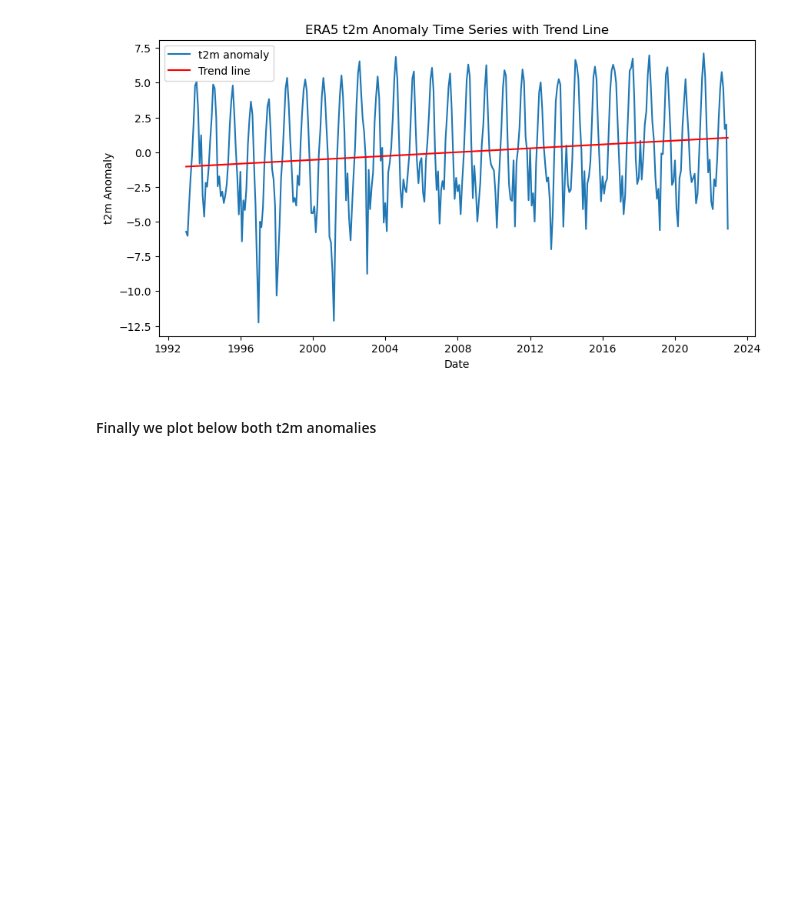
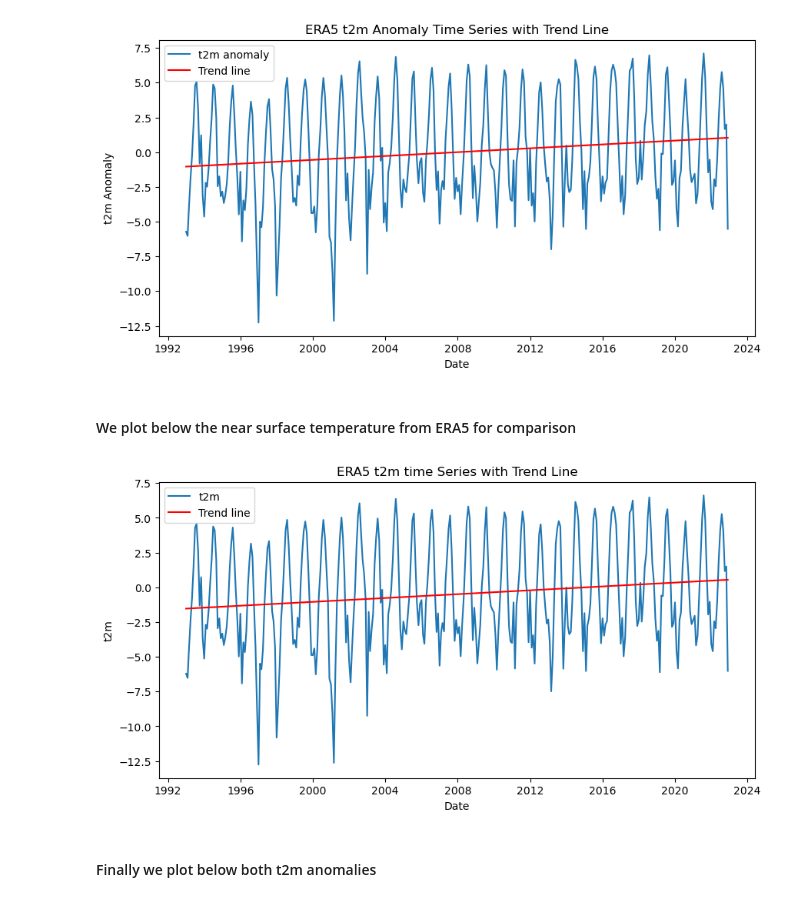
Before and after one commit to carlos9917/carra-training-c3s, a Jupyter notebook: CARRA_ERA5_time_series_anomaly.ipynb, the cells around one changed output. Cells and saved outputs as stored; diff of their text form; code cells hidden in the pictures; blank space fills up the shorter version.

Commit message:
Last notebook on time series anomalies: CARRA_ERA5_time_series_anomaly.ipynb
Added extra figure for ERA5 as suggested by Andras.
Added more explanations on the notebook

```diff
--- a/CARRA_ERA5_time_series_anomaly.ipynb
+++ b/CARRA_ERA5_time_series_anomaly.ipynb
@@ -488,6 +500,30 @@ plt.legend()
 plt.show()
 # %% [output]
 [figure]
+# %% [markdown]
+#### We plot below the near surface temperature from ERA5 for comparison
+# %%
+# Plot the time series for ERA5
+plt.figure(figsize=(10, 5))
+plt.plot(ERA5_df['date'], ERA5_df['t2m'], label='t2m')
+
+# Compute the trend line
+z = np.polyfit(ERA5_df.index, ERA5_df['t2m'], 1)  # Fit a 1st degree polynomial (a line)
+p = np.poly1d(z)
+
+# Add trend line to the plot
+plt.plot(ERA5_df['date'], p(ERA5_df.index), 'r', label='Trend line')
+
+# Customize plot
+plt.xlabel('Date')
+plt.ylabel('t2m')
+plt.title('ERA5 t2m time Series with Trend Line')
+plt.legend()
+
+# Show the plot
+plt.show()
+# %% [output]
+[figure, added]
 # %% [markdown]
 #### Finally we plot below both t2m anomalies
 # %%
```
Also changed, not shown: parts of 7 cells of this notebook.
